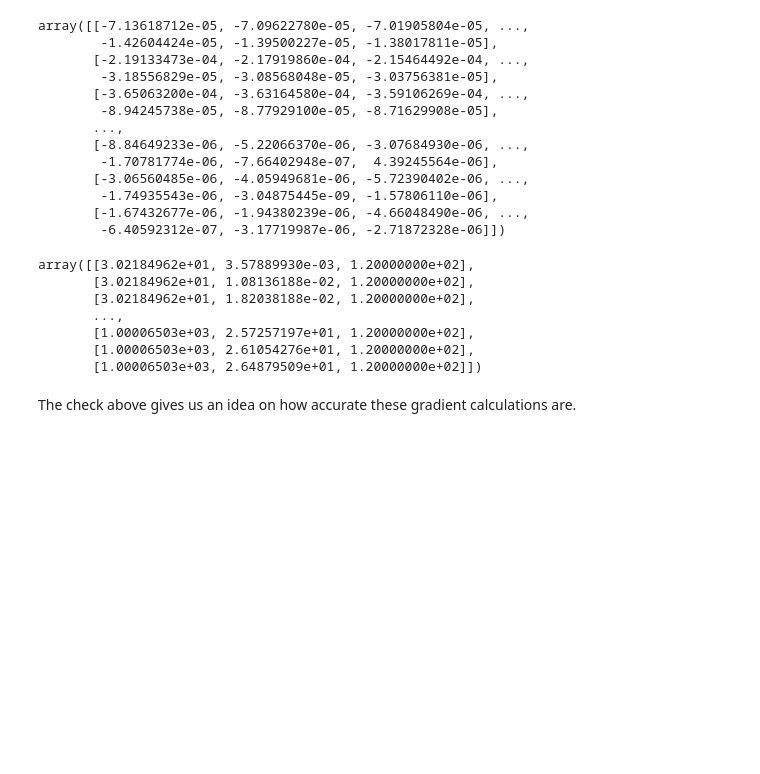
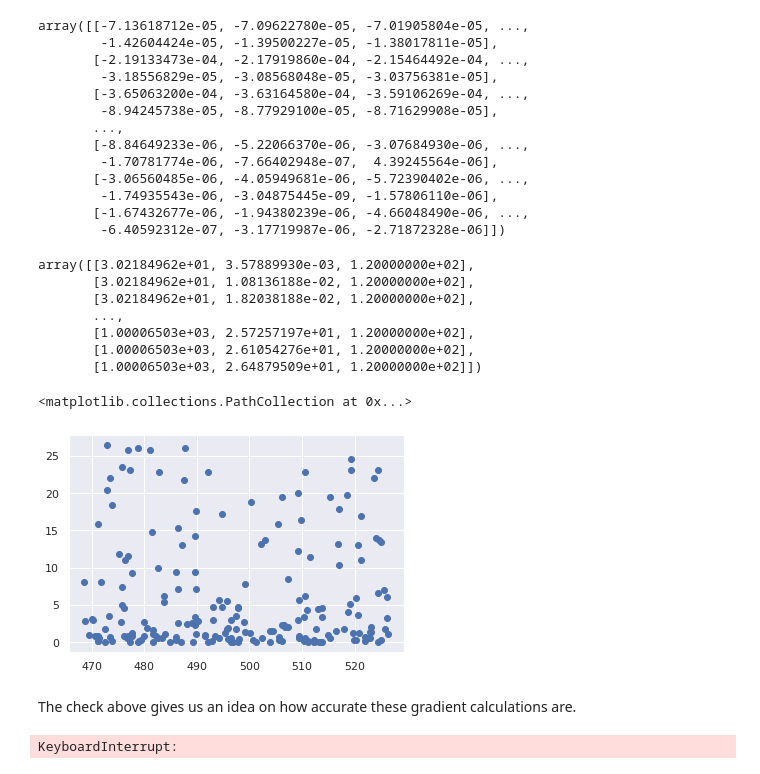
Before and after one commit to petebachant/boundary-layer-turbulence-modeling, a Jupyter notebook: notebook.ipynb, the cells around one changed output. Cells and saved outputs as stored; diff of their text form; code cells hidden in the pictures; blank space fills up the shorter version.

Commit message:
Choose points of interest randomly

```diff
--- a/notebook.ipynb
+++ b/notebook.ipynb
@@ -260,6 +260,22 @@ array([[3.02184962e+01, 3.57889930e-03, 1.20000000e+02],
        [1.00006503e+03, 2.57257197e+01, 1.20000000e+02],
        [1.00006503e+03, 2.61054276e+01, 1.20000000e+02],
        [1.00006503e+03, 2.64879509e+01, 1.20000000e+02]])
+# %%
+# Choose points of interest for looking at equation terms
+from numpy.random import default_rng
+
+rng = default_rng(seed=3423592873429)
+n = 200
+yoi = rng.choice(data["y"], size=n)
+xoi = rng.choice(data["x"][1500:1700], size=n)
+poi = []
+for x, y in zip(xoi, yoi):
+    poi.append((x, y, jhtdb.mid_z))
+poi = np.array(poi)
+plt.scatter(poi[:, 0], poi[:, 1])
+# %% [output]
+<matplotlib.collections.PathCollection at 0x...>
+[figure, added]
 # %% [markdown]
 The check above gives us an idea on how accurate these gradient calculations
 are.
@@ -267,12 +283,14 @@ are.
 # Get gradient and Hessian data from JHTDB for better accuracy
 res = jhtdb.get_data_at_points(
     t=jhtdb.all_times,
-    points=all_points[1:2],
-    quantity="PressureHessian",
+    points=all_points[100:102],
+    quantity="PressureGradient",
     verbose=False,
 )
 
-res
+res.shape
+# %% [output]
+KeyboardInterrupt:
 # %%
 res = jhtdb.get_data_at_points_for_all_time(
     [(jhtdb.mid_x, jhtdb.mid_y, jhtdb.mid_z)],
```
Also changed, not shown: parts of 1 cell of this notebook.
